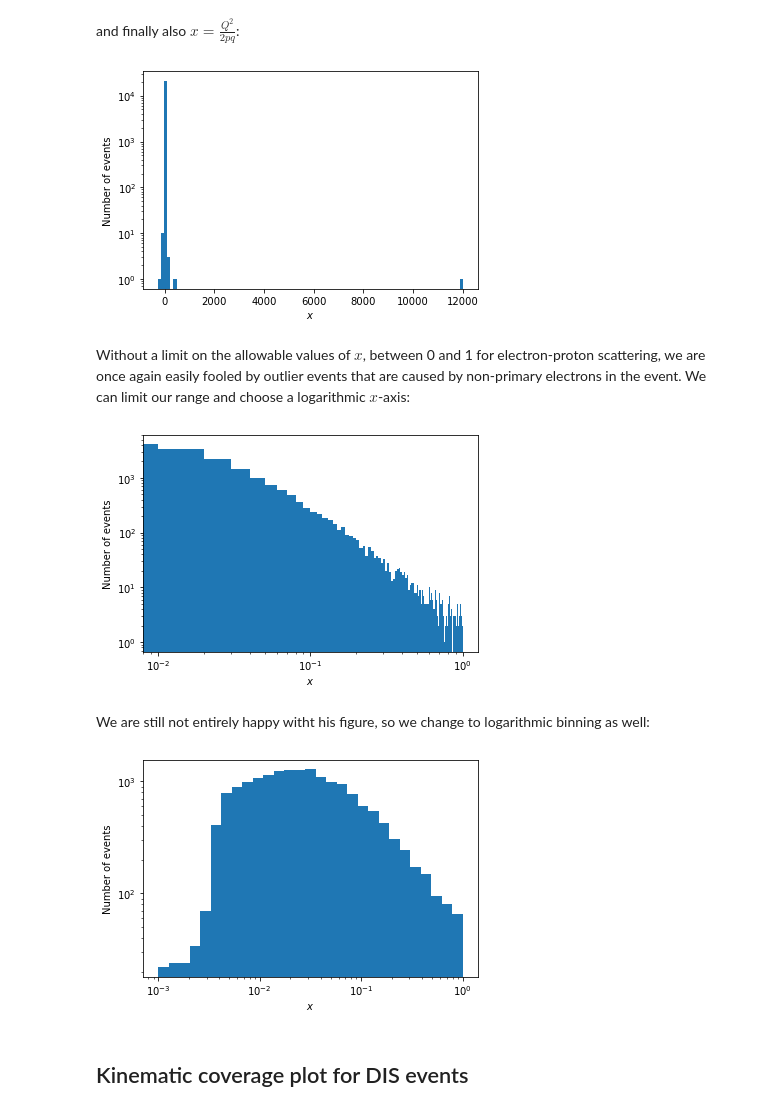
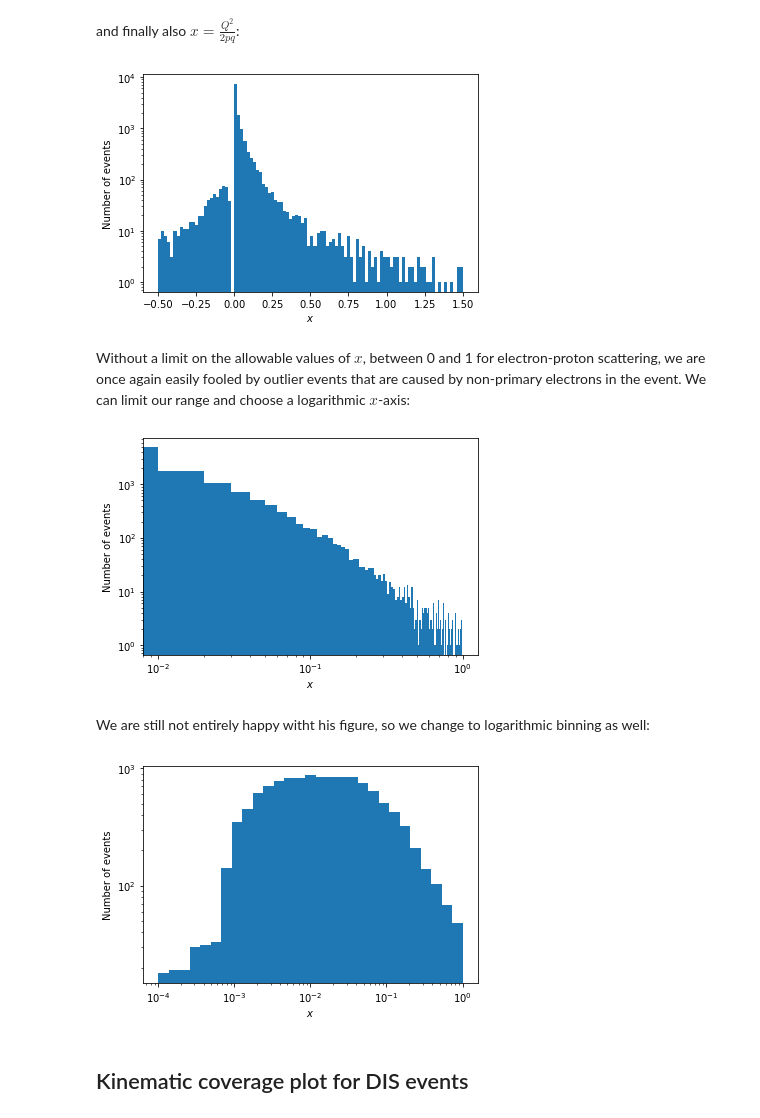
Before and after one commit to eic/python-analysis-bootcamp, a Jupyter notebook: Determining x and Q^2 from the scattered electron.ipynb, the cells around one changed output. Cells and saved outputs as stored; diff of their text form; code cells hidden in the pictures.

```diff
--- a/Determining x and Q^2 from the scattered electron.ipynb
+++ b/Determining x and Q^2 from the scattered electron.ipynb
@@ -18,7 +22,7 @@ import matplotlib.pyplot as plt
 To test uproot, we will open a sample file (a DIS simulation sample):
 # %%
 server = 'root://sci-xrootd.jlab.org//osgpool/eic/'
-file = 'ATHENA/RECO/master/DIS/NC/10x100/minQ2=1/pythia8NCDIS_10x100_minQ2=1_beamEffects_xAngle=-0.025_hiDiv_1.0001.root'
+file = 'ATHENA/RECO/master/DIS/NC/18x275/minQ2=10/pythia8NCDIS_18x275_minQ2=10_beamEffects_xAngle=-0.025_hiDiv_1.0001.root'
 # %%
 events = ur.open(server + file + ':events')
 # %% [markdown]
@@ -66,13 +70,13 @@ kp0 = np.sqrt(m**2+(kp1**2+kp2**2+kp3**2))
 # %% [markdown]
 The four-momentum of the incoming electron beam has only a $p_z$ and $E$ component.
 # %%
-k3 = -10
+k3 = -18
 m0 = 0.000511
 k0 = np.sqrt(m0**2 + k3**2)
 # %% [markdown]
 We can now calculate the components of the four-momentum transfer $q_\mu = (k_\mu - k'_\mu)$:
 # %%
-q0 = kp0 - k0
-q1 = kp1
-q2 = kp2
-q3 = kp3 - k3
+q0 = k0 - kp0
+q1 =    - kp1
+q2 =    - kp2
+q3 = k3 - kp3
@@ -108,9 +110,9 @@ We can see that a very small number of entries fall below 1 GeV<sup>2</sup>. Thi
 In order to determine $x$ we also need the incoming proton momentum $\vec{p}$. While it might be appealing to think that the proton momentum must be exactly along the $z$ axis as well, this is not the case in the interaction points of the EIC. At interaction point 6 (IP6), the crossing angle is -25 mrad in the $xz$ plane. Thus, the proton four-momentum is:
 # %%
 alpha = -0.025
-p1 = 100 * np.sin(alpha)
+p1 = 275 * np.sin(alpha)
 p2 = 0
-p3 = 100 * np.cos(alpha)
+p3 = 275 * np.cos(alpha)
 p0 = np.sqrt(0.938**2 + p1**2 + p2**2 + p3**2)
 # %% [markdown]
 With this proton four-momentum we can now calculate the product $p \cdot q$, another scalar quantity:
@@ -121,28 +123,28 @@ and finally also $x = \frac{Q^2}{2 pq}$:
 # %%
 x = 0.5 * Q2 / pq
 # %%
-plt.hist(ak.flatten(x[pid==11]), bins=100)
+plt.hist(ak.flatten(x[pid==11]), range=[-0.5, 1.5], bins=100)
 plt.yscale('log')
 plt.xlabel('$x$')
 plt.ylabel('Number of events')
 plt.show()
 # %% [output]
-[figure, old version]
+[figure, new version]
 # %% [markdown]
 Without a limit on the allowable values of $x$, between 0 and 1 for electron-proton scattering, we are once again easily fooled by outlier events that are caused by non-primary electrons in the event. We can limit our range and choose a logarithmic $x$-axis:
 # %%
-plt.hist(ak.flatten(x[pid==11]), range=[0,1], bins=100)
+plt.hist(ak.to_numpy(x[Q2==ak.max(Q2[pid==11],1)]), range=[0,1], bins=100)
 plt.xscale('log')
 plt.yscale('log')
 plt.xlabel('$x$')
 plt.ylabel('Number of events')
 plt.show()
 # %% [output]
-[figure, old version]
+[figure, new version]
 # %% [markdown]
 We are still not entirely happy witht his figure, so we change to logarithmic binning as well:
 # %%
-x_bins = np.logspace(-3, 0, 30) # specify exponents of 10
+x_bins = np.logspace(-4, 0, 30) # specify exponents of 10
 plt.hist(ak.flatten(x[pid==11]), bins=x_bins)
 plt.xscale('log')
 plt.yscale('log')
@@ -150,7 +152,7 @@ plt.xlabel('$x$')
 plt.ylabel('Number of events')
 plt.show()
 # %% [output]
-[figure, old version]
+[figure, new version]
 # %% [markdown]
 ## Kinematic coverage plot for DIS events
 # %% [markdown]
```
Also changed, not shown: parts of 7 cells of this notebook, 1 other file.
